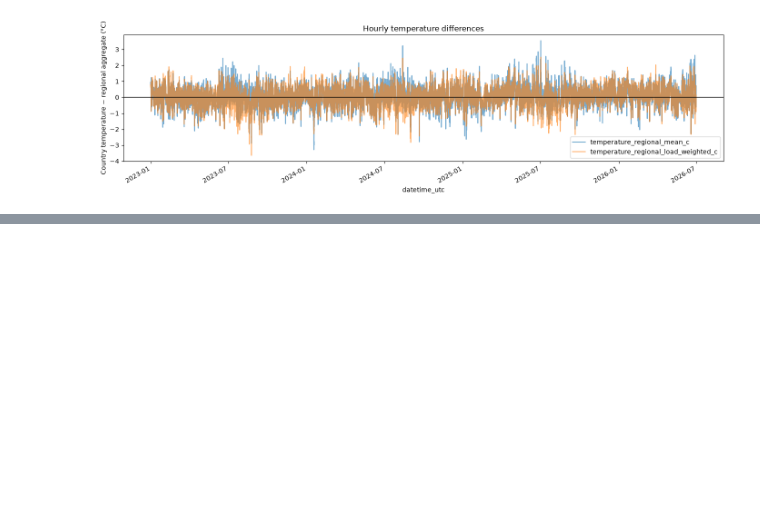
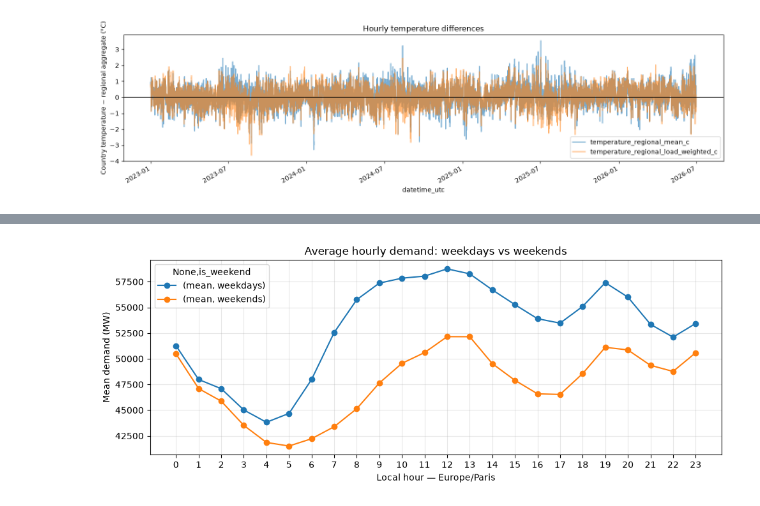
Before and after one commit to avakof/electricity-demand-forecasting, a Jupyter notebook: notebooks/01_data_audit.ipynb, the cells around one changed output, grey strips where cells are left out. Cells and saved outputs as stored; diff of their text form; code cells hidden in the pictures; blank space fills up the shorter version.

Commit message:
Seasonal Demand check & Temperature Effect on Demand Check

```diff
--- a/notebooks/01_data_audit.ipynb
+++ b/notebooks/01_data_audit.ipynb
@@ -354,0 +366,7 @@ plt.show()
+# %%
+# EDA
+eda = df_country.copy()
+eda['hour']= eda['datetime_cet'].dt.hour
+eda['is_weekend'] = eda['datetime_cet'].dt.dayofweek >= 5
+profile = eda.groupby(['hour', 'is_weekend'])['load_mw'].agg(['mean','median', 'std', 'min', 'max', 'count'])
+profile.head(48)
@@ -354,0 +394,3 @@ plt.show()
+# %%
+curves = (profile[['mean']].unstack('is_weekend').rename(columns={False: 'weekdays', True: 'weekends'}))
+curves.head()
@@ -354,0 +406,17 @@ plt.show()
+# %%
+
+ax = curves.plot(
+    figsize=(10, 4),
+    marker="o",
+    title="Average hourly demand: weekdays vs weekends",
+)
+
+ax.set_xlabel("Local hour — Europe/Paris")
+ax.set_ylabel("Mean demand (MW)")
+ax.set_xticks(range(24))
+ax.grid(alpha=0.3)
+
+plt.tight_layout()
+plt.show()
+# %% [output]
+[figure, added]
```
Also changed, not shown: parts of 11 cells of this notebook.
